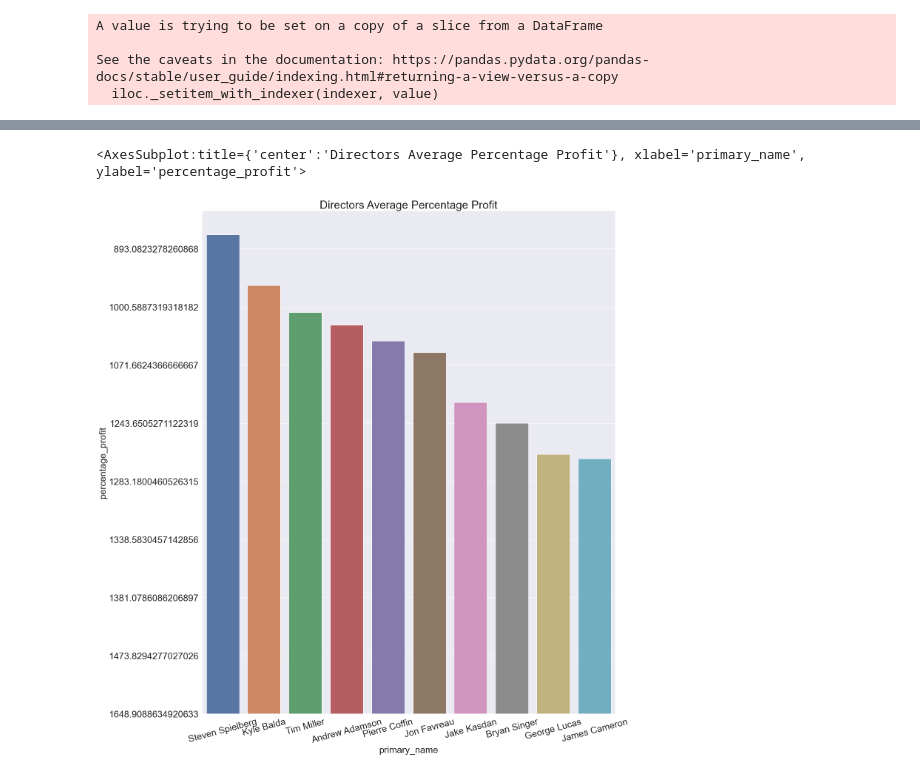
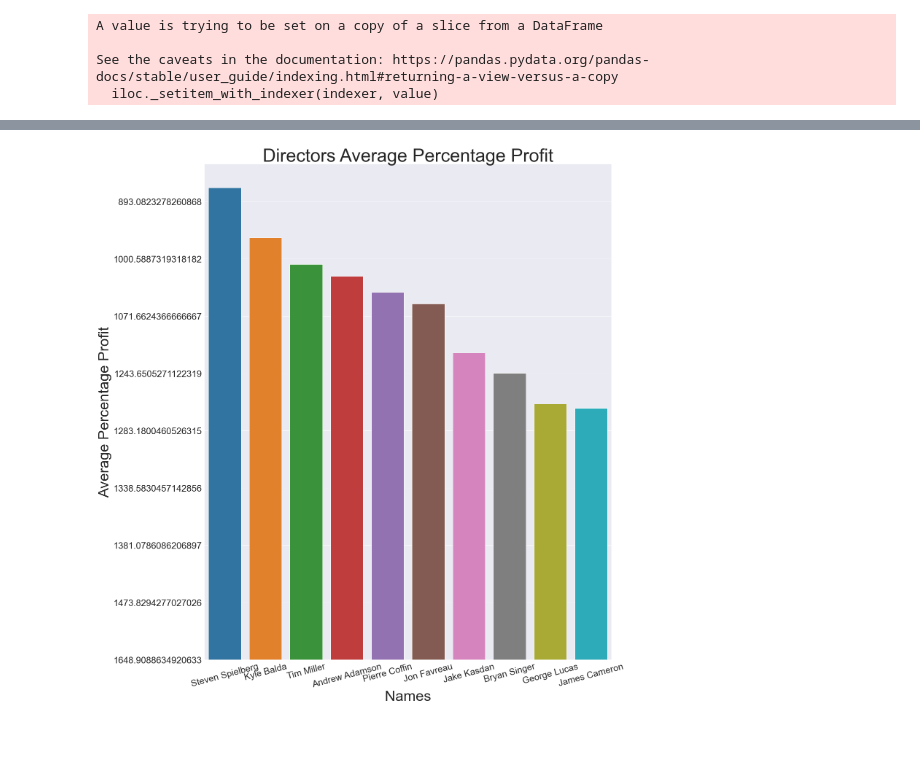
Before and after one commit to learn-co-curriculum/dsc-phase-1-project-v2-3, a Jupyter notebook: Randoplots.ipynb, the cells around one changed output, grey strips where cells are left out. Drawn from its saved outputs; the diff is of its cells as text; code cells hidden in the pictures; blank space fills up the shorter version.

```diff
--- a/Randoplots.ipynb
+++ b/Randoplots.ipynb
@@ -74,12 +31,0 @@ tn_movie_budgets.describe()
-# %%
-sns.set_style('darkgrid')
-fig, ax = plt.subplots(figsize=(11,9))
-
-x = tn_movie_budgets['production_budget']
-y = tn_movie_budgets['worldwide_gross']
-
-ax.set_title('Production Budget vs. Worldwide Gross')
-ax.set_xlabel('Production Budget')
-ax.set_ylabel("Worldwide Gross")
-sns.regplot(x=x, y=y)
-plt.show();
@@ -219,19 +129,20 @@ sns.barplot(x, y)
 # %%
 fig, ax = plt.subplots(figsize=(20, 25))
 
 x = average_director_profits_percentage.index[:10]
 y = average_director_profits_percentage['percentage_profit'][:10]
 
-ax.set_title('Directors Average Percentage Profit', size=30)
-ax.set_xlabel('Names', size=25)
+ax.set_title('Directors Average Percentage Profit', size=50)
+
+
+sns.barplot(x=x, y=y)
+ax.set_xlabel('Names', size=40)
+ax.set_ylabel("Average Percentage Profit", size=40)
 ax.set_xticklabels(x, size=25, rotation=15)
 ax.set_yticklabels(y, size=25)
-ax.set_ylabel("Average Percentage Profit", size=25)
-sns.set_color_codes('deep')
-sns.barplot(x=x, y=y)
+sns.set_color_codes('deep');
 # %% [output]
-<AxesSubplot:title={'center':'Directors Average Percentage Profit'}, xlabel='primary_name', ylabel='percentage_profit'>
-[figure, old version]
+[figure, new version]
 # %%
 sns.set_style('darkgrid')
 fig, ax = plt.subplots(figsize=(20,15))
```
Also changed, not shown: parts of 10 cells of this notebook.
